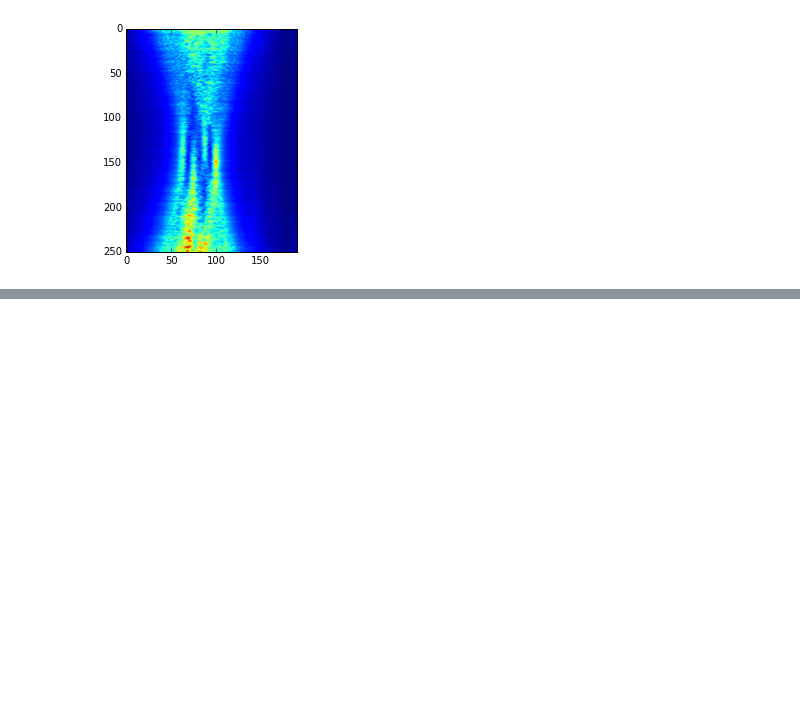
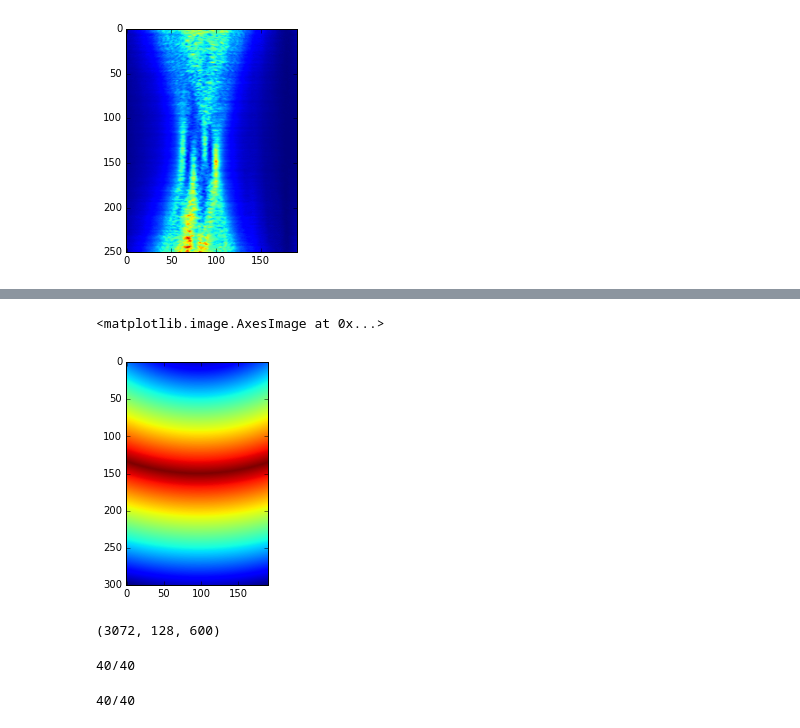
Before and after one commit to vlchaplin/VeraUSpub, a Jupyter notebook: py/RfProbe_CoReg.ipynb, the cells around one changed output, grey strips where cells are left out. Cells and saved outputs as stored; diff of their text form; code cells hidden in the pictures; blank space fills up the shorter version.

```diff
--- a/py/RfProbe_CoReg.ipynb
+++ b/py/RfProbe_CoReg.ipynb
@@ -75,14 +94,20 @@ def load_veradata_2x128_bin(datafile,params=None):
 
     bmodes = params.num_final_bmode_acs
 
-    rf_data = np.zeros([ns, Nchan, params.numframes*params.numacq])
+    rf_data = np.zeros([ns, Nchan, params.numframes*params.numacq],dtype=np.int16)
 
     bmodeStartidx = ns*Nchan*params.numframes*params.numacq
 
     with open(datafile, 'rb') as fid:
         chandat = np.fromfile(fid, np.int16)
         if bmodes>0:
-            bmodedat = chandat[bmodeStartidx:].reshape([1,Nchan,bmodes,ns])
+            bmodedat = np.zeros([ns,256,bmodes],dtype=np.int16)
+            bchandat = chandat[bmodeStartidx:].reshape([1,256,bmodes,ns])
+            for bi in range(bmodes):
+                print(bi)
+                bmodedat[:,:,bi]=bchandat[0,:,bi,:].transpose()
+
+            bmodedat=np.array_split(bmodedat,2,axis=1)
         else:
             bmodedat=None
 
@@ -303,0 +481,5 @@ plt.imshow((1+np.abs(hilbert(mu1))))
+# %%
+plt.imshow( probeDelays[1][0][:,:,64])
+# %% [output]
+<matplotlib.image.AxesImage at 0x...>
+[figure, added]
@@ -303,0 +500,13 @@ plt.imshow((1+np.abs(hilbert(mu1))))
+# %%
+rf_probe1.shape
+# %% [output]
+(3072, 128, 600)
+# %%
+probe1pcmap=probe_ccf([probeDelays[0]],acqs=range(1,21),frames=[0,1],rfSets=[rf_probe1])
+probe2pcmap=probe_ccf([probeDelays[1]],acqs=range(1,21),frames=[0,1],rfSets=[rf_probe2])
+# %% [output]
+40/40
+# %%
+probe0pcmap=probe_ccf(probeDelays,acqs=range(1,21),frames=[0,1],rfSets=[rf_probe1,rf_probe2])
+# %% [output]
+40/40
```
Also changed, not shown: parts of 69 cells of this notebook, 5 other files.
